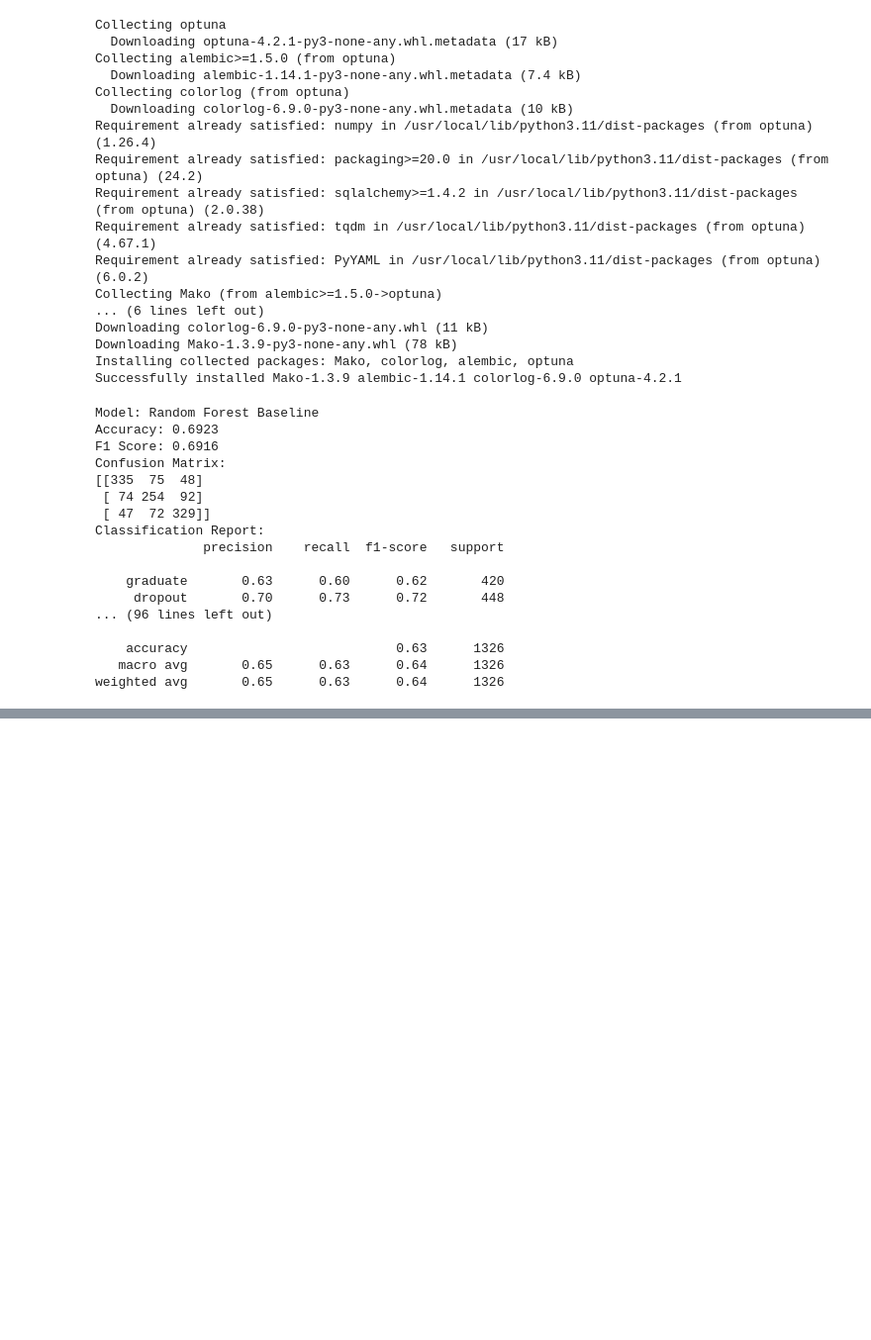
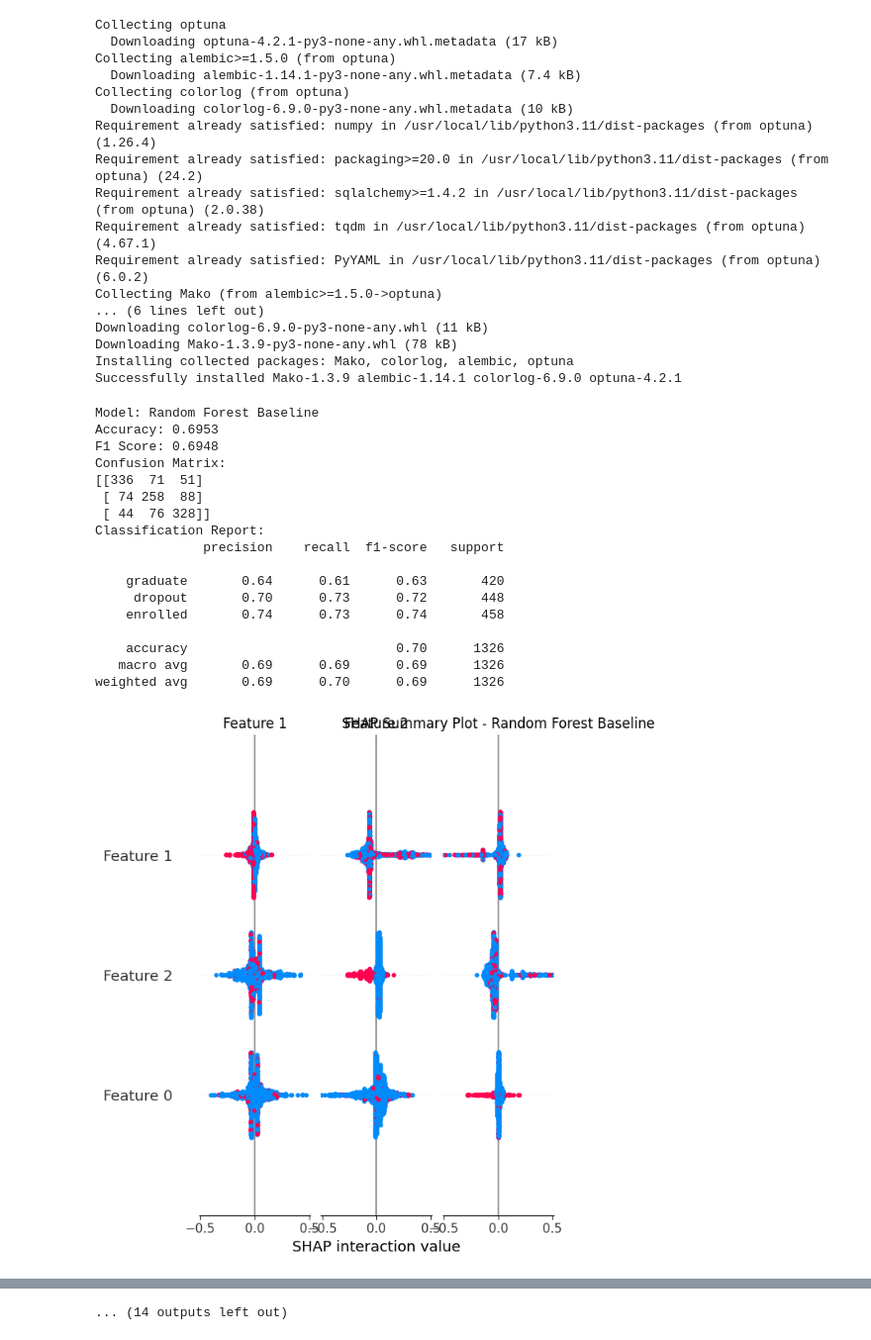
Before and after one commit to KLLL220/Data-selection-report, a Jupyter notebook: Student_dropout.ipynb, the cells around one changed output, grey strips where cells are left out. Shown at 99% size. Cells and saved outputs as stored; diff of their text form; code cells hidden in the pictures; blank space fills up the shorter version.

```diff
--- a/Student_dropout.ipynb
+++ b/Student_dropout.ipynb
@@ -78,6 +74,5 @@ X_test_poly = poly.transform(X_test)
 # %%
-# Function to train, evaluate and return metrics
-def train_and_evaluate(model, model_name, X_train, X_test):
+def train_evaluate_shap(model, model_name, X_train, X_test):
     model.fit(X_train, y_train)
     y_pred = model.predict(X_test)
 
@@ -94,21 +89,36 @@ def train_and_evaluate(model, model_name, X_train, X_test):
     print("Classification Report:")
     print(report)
 
+    # SHAP analysis
+    # Use KernelExplainer for non-tree-based models
+    if isinstance(model, (RandomForestClassifier,)):  # Check if the model is tree-based
+        explainer = shap.TreeExplainer(model)
+    else:
+        # Sample background data for KernelExplainer to speed up computation
+        background_data = shap.sample(X_train, 100)  # Use 100 representative samples
+        explainer = shap.KernelExplainer(model.predict_proba, background_data)
+
+    shap_values = explainer(X_test)
+
+    shap.summary_plot(shap_values, X_test, show=False)
+    plt.title(f"SHAP Summary Plot - {model_name}")
+    plt.show()
+
     return model
 
 # Baseline Models
-rf_baseline = train_and_evaluate(RandomForestClassifier(random_state=318945), "Random Forest Baseline", X_train, X_test)
-log_reg_baseline = train_and_evaluate(LogisticRegression(random_state=318945), "Logistic Regression Baseline", X_train, X_test)
-svm_baseline = train_and_evaluate(SVC(kernel="linear", random_state=318945), "SVM Baseline", X_train, X_test)
-nb_baseline = train_and_evaluate(GaussianNB(), "Naïve Bayes Baseline", X_train, X_test)
+rf_baseline = train_evaluate_shap(RandomForestClassifier(random_state=318945), "Random Forest Baseline", X_train, X_test)
+log_reg_baseline = train_evaluate_shap(LogisticRegression(random_state=318945), "Logistic Regression Baseline", X_train_poly, X_test_poly)
+svm_baseline = train_evaluate_shap(SVC(kernel="linear", random_state=318945, probability=True), "SVM Baseline", X_train, X_test)
+nb_baseline = train_evaluate_shap(GaussianNB(), "Naïve Bayes Baseline", X_train, X_test)
 
-# Modified Algorithm #1 Models
-rf_modified1 = train_and_evaluate(RandomForestClassifier(min_samples_split=5, class_weight="balanced", random_state=318945), "Random Forest Modified #1", X_train, X_test)
-log_reg_modified1 = train_and_evaluate(LogisticRegression(C=0.5, max_iter=1000, random_state=318945), "Logistic Regression Modified #1", X_train_poly, X_test_poly)
-svm_modified1 = train_and_evaluate(SVC(C=0.5, kernel="rbf", random_state=318945), "SVM Modified #1", X_train, X_test)
-nb_modified1 = train_and_evaluate(GaussianNB(var_smoothing=1e-2), "Naïve Bayes Modified #1", X_train, X_test)
+# Modified Models #1
+rf_modified1 = train_evaluate_shap(RandomForestClassifier(min_samples_split=5, class_weight="balanced", random_state=318945), "Random Forest Modified #1", X_train, X_test)
+log_reg_modified1 = train_evaluate_shap(LogisticRegression(C=0.5, max_iter=1000, random_state=318945), "Logistic Regression Modified #1", X_train_poly, X_test_poly)
+svm_modified1 = train_evaluate_shap(SVC(C=0.5, kernel="rbf", random_state=318945, probability=True), "SVM Modified #1", X_train, X_test)
+nb_modified1 = train_evaluate_shap(GaussianNB(var_smoothing=1e-2), "Naïve Bayes Modified #1", X_train, X_test)
 
-# Hyperparameter optimization with Optuna (Modified Algorithm #2)
+# Hyperparameter optimization with Optuna
 def objective(trial):
     model_name = trial.suggest_categorical("model", ["Random Forest", "Logistic Regression", "SVM", "Naïve Bayes"])
     if model_name == "Random Forest":
@@ -125,46 +135,47 @@ def objective(trial):
         )
     elif model_name == "SVM":
         model = SVC(
             C=trial.suggest_loguniform("C", 1e-3, 1e3),
             kernel="linear",
             random_state=318945
         )
     else:
         model = GaussianNB(var_smoothing=trial.suggest_loguniform("var_smoothing", 1e-9, 1e-1))
 
     model.fit(X_train, y_train)
     y_pred = model.predict(X_test)
     return f1_score(y_test, y_pred, average="weighted")
 
 study = optuna.create_study(direction="maximize")
 study.optimize(objective, n_trials=100)
 print("Best parameters:", study.best_params)
 
-# Train and evaluate Optimized Models (Modified #2)
+# Train and evaluate Optimized Models
 rf_optimized = RandomForestClassifier(n_estimators=study.best_params.get("n_estimators", 100), max_depth=study.best_params.get("max_depth", None), random_state=318945)
 log_reg_optimized = LogisticRegression(C=study.best_params.get("C", 1.0), max_iter=1000, random_state=318945)
-svm_optimized = SVC(C=study.best_params.get("C", 1.0), kernel="linear", random_state=318945)
+svm_optimized = SVC(C=study.best_params.get("C", 1.0), kernel="linear", random_state=318945, probability=True)
 nb_optimized = GaussianNB(var_smoothing=study.best_params.get("var_smoothing", 1e-9))
 
-train_and_evaluate(rf_optimized, "Random Forest Optimized", X_train, X_test)
-train_and_evaluate(log_reg_optimized, "Logistic Regression Optimized", X_train_poly, X_test_poly)
-train_and_evaluate(svm_optimized, "SVM Optimized", X_train, X_test)
-train_and_evaluate(nb_optimized, "Naïve Bayes Optimized", X_train, X_test)
+train_evaluate_shap(rf_optimized, "Random Forest Optimized", X_train, X_test)
+train_evaluate_shap(log_reg_optimized, "Logistic Regression Optimized", X_train_poly, X_test_poly)
+train_evaluate_shap(svm_optimized, "SVM Optimized", X_train, X_test)
+train_evaluate_shap(nb_optimized, "Naïve Bayes Optimized", X_train, X_test)
 # %% [output]
 Model: Random Forest Baseline
-Accuracy: 0.6923
-F1 Score: 0.6916
+Accuracy: 0.6953
+F1 Score: 0.6948
 Confusion Matrix:
-[[335  75  48]
- [ 74 254  92]
- [ 47  72 329]]
+[[336  71  51]
+ [ 74 258  88]
+ [ 44  76 328]]
 Classification Report:
               precision    recall  f1-score   support
 
-    graduate       0.63      0.60      0.62       420
+    graduate       0.64      0.61      0.63       420
      dropout       0.70      0.73      0.72       448
-... (96 lines left out)
+    enrolled       0.74      0.73      0.74       458
 
-    accuracy                           0.63      1326
-   macro avg       0.65      0.63      0.64      1326
-weighted avg       0.65      0.63      0.64      1326
+    accuracy                           0.70      1326
+   macro avg       0.69      0.69      0.69      1326
+weighted avg       0.69      0.70      0.69      1326
+[figure, added]
@@ -227,3 +272,4 @@ GaussianNB()
+... (14 outputs left out)
 # %%
 # Model performance data
 data = {
```
Also changed, not shown: parts of 4 cells of this notebook.
